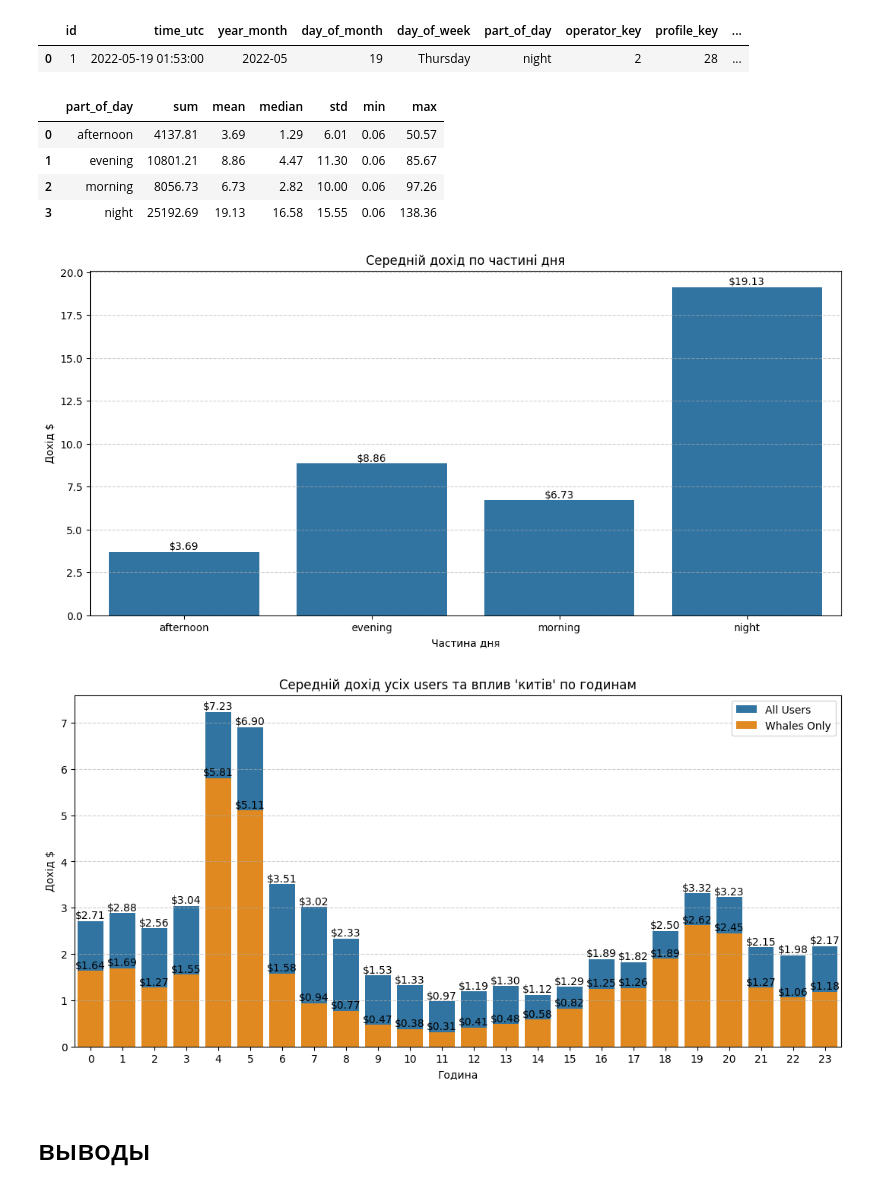
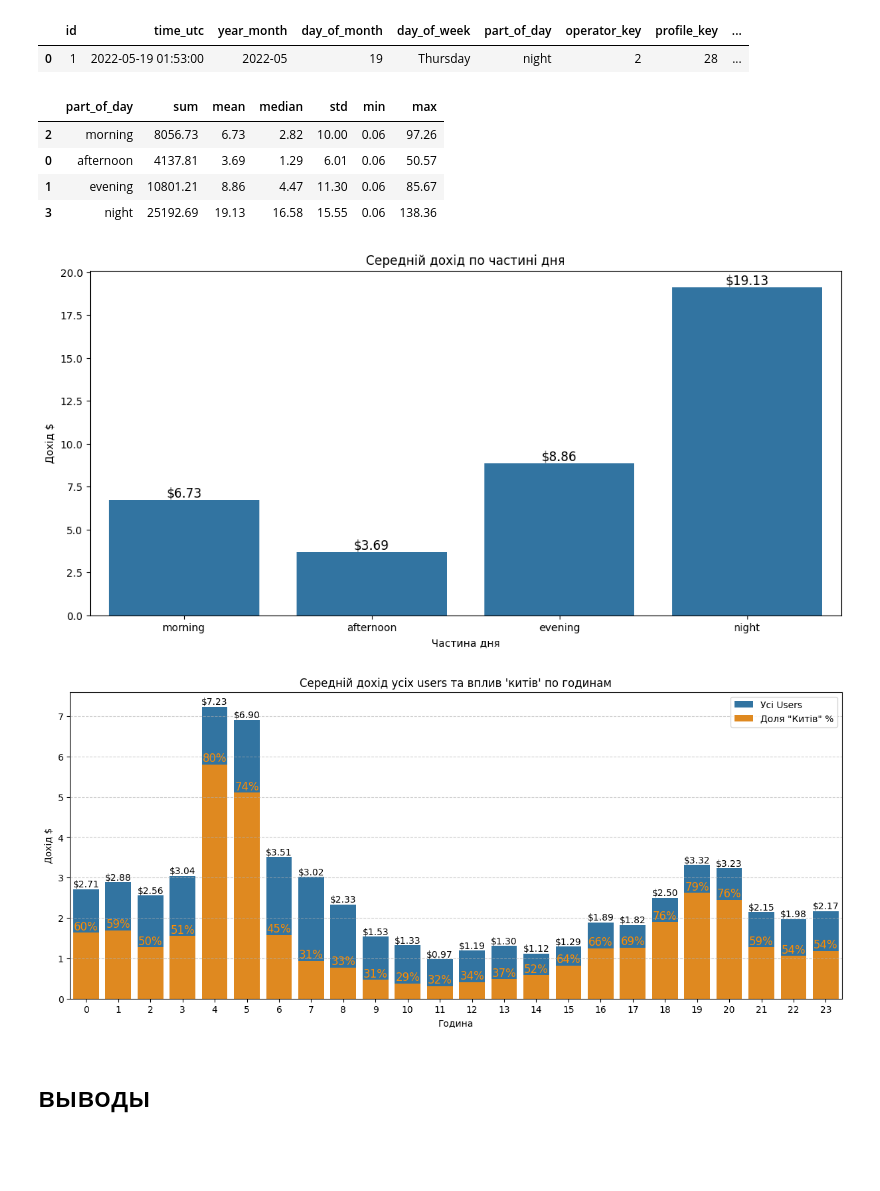
Before and after one commit to Chocopie-DA/db_analysis_sql_sweetylove, a Jupyter notebook: 03_notebooks/EDA.ipynb, the cells around one changed output. Saved outputs shown, nothing was run; the diff lists cells and outputs as text; code cells hidden in the pictures; blank space fills up the shorter version.

```diff
--- a/03_notebooks/EDA.ipynb
+++ b/03_notebooks/EDA.ipynb
@@ -1110,11 +1197,13 @@ by_day_part = day_part.groupby('part_of_day')["total_revenue"]\
 # %%
-by_day_part
+by_day_part = by_day_part.sort_values('part_of_day', key=lambda x: x.map(d))
-# %% [output]
-|  | part_of_day | sum | mean | median | std | min | max |
-| 0 | afternoon | 4137.81 | 3.69 | 1.29 | 6.01 | 0.06 | 50.57 |
-| 1 | evening | 10801.21 | 8.86 | 4.47 | 11.30 | 0.06 | 85.67 |
-| 2 | morning | 8056.73 | 6.73 | 2.82 | 10.00 | 0.06 | 97.26 |
-| 3 | night | 25192.69 | 19.13 | 16.58 | 15.55 | 0.06 | 138.36 |
+# %%
+by_day_part
+# %% [output]
+|  | part_of_day | sum | mean | median | std | min | max |
+| 2 | morning | 8056.73 | 6.73 | 2.82 | 10.00 | 0.06 | 97.26 |
+| 0 | afternoon | 4137.81 | 3.69 | 1.29 | 6.01 | 0.06 | 50.57 |
+| 1 | evening | 10801.21 | 8.86 | 4.47 | 11.30 | 0.06 | 85.67 |
+| 3 | night | 25192.69 | 19.13 | 16.58 | 15.55 | 0.06 | 138.36 |
 # %%
 fig, ax = plt.subplots(figsize=(13, 6))
 
@@ -1124,15 +1213,15 @@ sns.barplot(by_day_part,
             errorbar=None,
             ax=ax,)
 
-plt.grid(axis='y', linestyle='--', alpha=0.6)
 ax.set_title("Середній дохід по частині дня")
 plt.ylabel("Дохід $")
 plt.xlabel("Частина дня")
-plt.bar_label(ax.containers[0], fmt="$%0.2f")
+
+plt.bar_label(ax.containers[0], fmt="$%0.2f", fontsize=12)
 
 avg_rvn_by_pod = fig
 # %% [output]
-[figure, old version]
+[figure, new version]
 # %%
 day_hour = df.groupby(['trunc_hour'])['total_revenue'].sum().reset_index()
 # %%
@@ -1149,36 +1238,43 @@ by_hour = day_hour.groupby('hour')["total_revenue"]\
 by_hour_whale = day_hour_whale.groupby('hour')["total_revenue"]\
                 .agg(['sum', 'mean', 'median', 'std', 'min', 'max']) \
                 .reset_index()
+# %%
+by_hour_whale = by_hour_whale.merge(by_hour[['hour', 'mean']].rename(columns={'mean':'full_mean'}),
+                    on='hour',
+                    how='left')
+# %%
+by_hour_whale['whale_share'] = by_hour_whale['mean'] / by_hour_whale['full_mean'] * 100
 # %%
-fig, ax = plt.subplots(figsize=(13, 6))
+fig, ax = plt.subplots(figsize=(15, 6))
 
 sns.barplot(by_hour,
             x='hour',
             y='mean',
             errorbar=None,
             ax=ax,)
 
 
 sns.barplot(by_hour_whale,
             x='hour',
             y='mean',
             color = 'darkorange',
             errorbar=None,
             ax=ax)
 
 plt.grid(axis='y', linestyle='--', alpha=0.6)
 ax.set_title("Середній дохід усіх users та вплив 'китів' по годинам")
 plt.ylabel("Дохід $")
 plt.xlabel("Година")
 
 plt.bar_label(ax.containers[0], fmt="$%0.2f")
-plt.bar_label(ax.containers[1], fmt="$%0.2f")
+ax.bar_label(ax.containers[1], color='darkorange', fontsize=12,
+            labels=[f"{el:.0f}%" for el in by_hour_whale['whale_share']])
 
-plt.legend(['All Users', 'Whales Only'])
+ax.legend(['Усі Users', 'Доля "Китів" %'])
 
 avg_rvn_by_hour = fig
 # %% [output]
-[figure, old version]
+[figure, new version]
 # %%
 #анализ free
 # %% [markdown]
```
Also changed, not shown: parts of 40 cells of this notebook.
